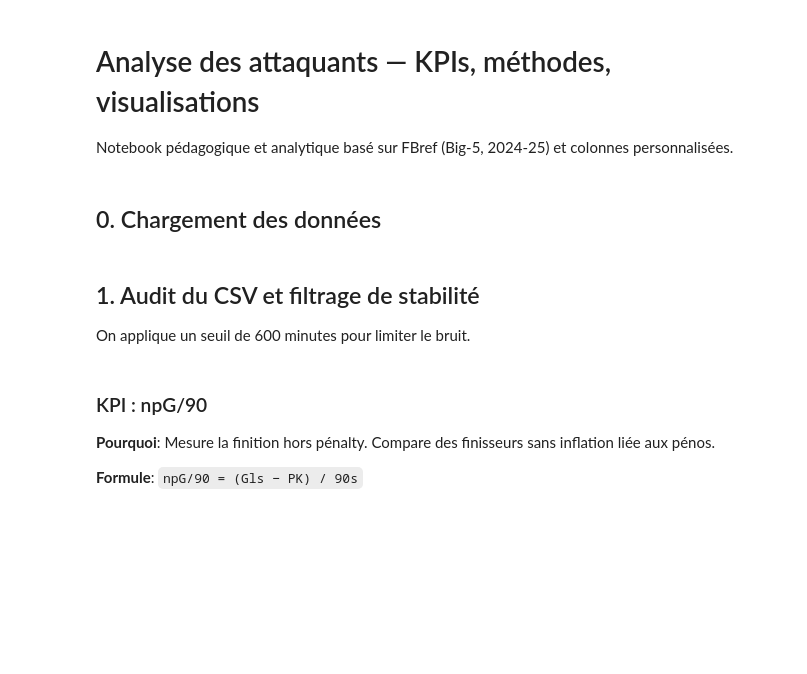
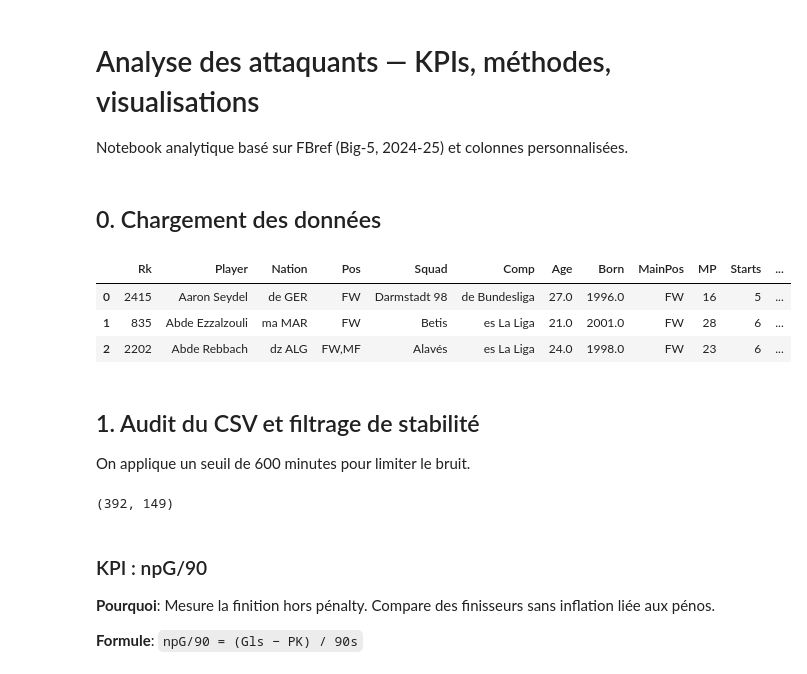
Before and after one commit to teojmn/SoccerStats, a Jupyter notebook: ressources/KPI/KPI_attaquants_FW_enrichi.ipynb, the cells around one changed output. Cells and saved outputs as stored; diff of their text form; code cells hidden in the pictures; blank space fills up the shorter version.

```diff
--- a/ressources/KPI/KPI_attaquants_FW_enrichi.ipynb
+++ b/ressources/KPI/KPI_attaquants_FW_enrichi.ipynb
@@ -1,16 +1,21 @@
 # %% [markdown]
 # Analyse des attaquants — KPIs, méthodes, visualisations
-Notebook pédagogique et analytique basé sur FBref (Big‑5, 2024‑25) et colonnes personnalisées.
+Notebook analytique basé sur FBref (Big‑5, 2024‑25) et colonnes personnalisées.
 # %% [markdown]
 ## 0. Chargement des données
 # %%
 import pandas as pd
 import numpy as np
 import matplotlib.pyplot as plt
 
 pd.set_option('display.max_columns', 150)
-df = pd.read_csv(r"/mnt/data/assembled_data_FW_normalized.csv")
+df = pd.read_csv(r"../normalized_data/assembled_data_FW_normalized.csv")
 df.head(3)
+# %% [output]
+|  | Rk | Player | Nation | Pos | Squad | Comp | Age | Born | MainPos | MP | Starts | ... |
+| 0 | 2415 | Aaron Seydel | de GER | FW | Darmstadt 98 | de Bundesliga | 27.0 | 1996.0 | FW | 16 | 5 | ... |
+| 1 | 835 | Abde Ezzalzouli | ma MAR | FW | Betis | es La Liga | 21.0 | 2001.0 | FW | 28 | 6 | ... |
+| 2 | 2202 | Abde Rebbach | dz ALG | FW,MF | Alavés | es La Liga | 24.0 | 1998.0 | FW | 23 | 6 | ... |
 # %% [markdown]
 ## 1. Audit du CSV et filtrage de stabilité
 On applique un seuil de 600 minutes pour limiter le bruit.
@@ -19,6 +24,8 @@ df = df.copy()
 df['minutes'] = df['90s'] * 90
 base = df[df['minutes'] >= 600].copy()
 base.shape
+# %% [output]
+(392, 149)
 # %%
 def bar_top(df_in, col, n=15, title=None):
     t = df_in[['Player', col]].dropna().sort_values(col, ascending=False).head(n)
```
Also changed, not shown: parts of 17 cells of this notebook, 3 other files.
